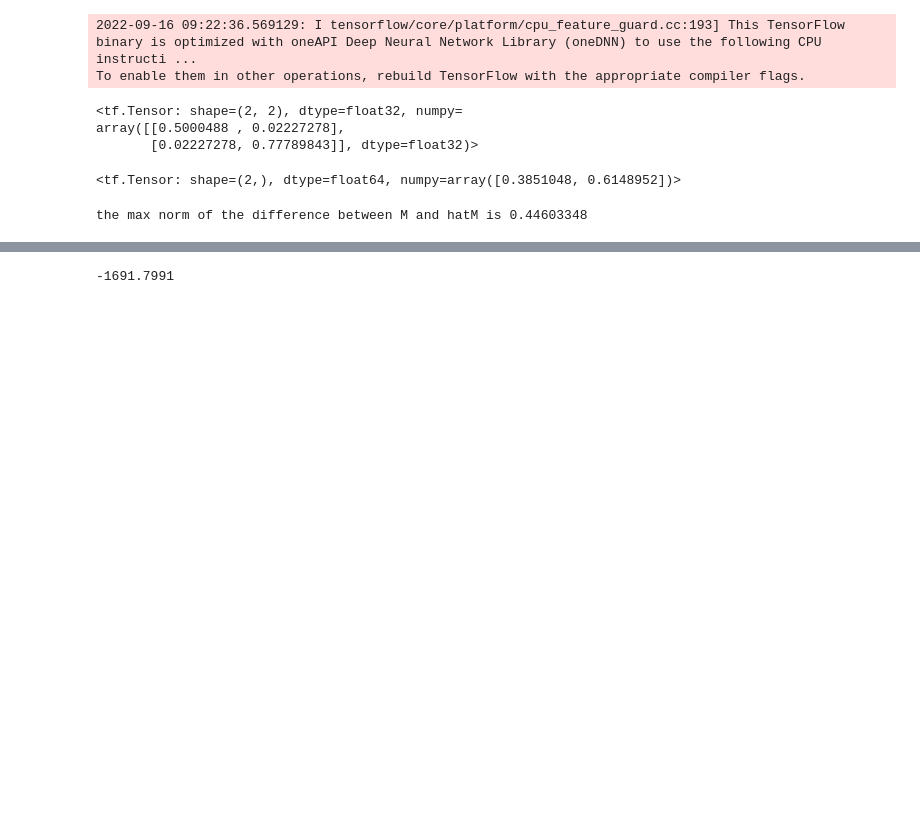
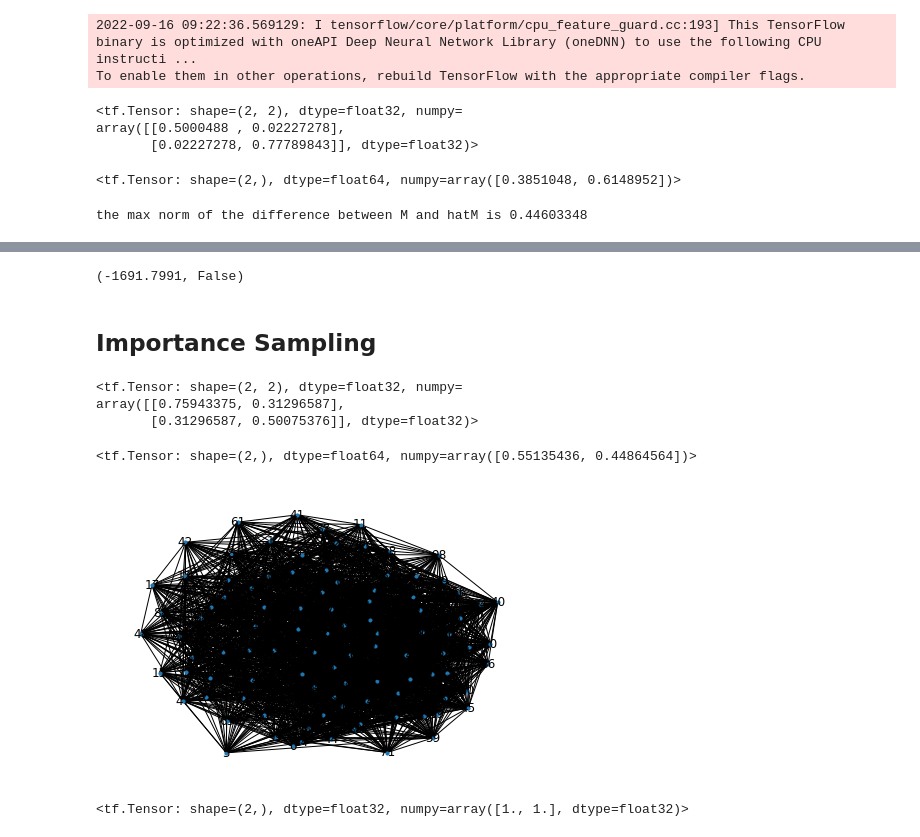
Before and after one commit to LorenzoRimella/GRDPG, a Jupyter notebook: Code/mcmc.ipynb, the cells around one changed output, grey strips where cells are left out. Cells and saved outputs as stored; diff of their text form; code cells hidden in the pictures; blank space fills up the shorter version.

Commit message:
importance sampling

```diff
--- a/Code/mcmc.ipynb
+++ b/Code/mcmc.ipynb
@@ -88,5 +86,50 @@ SyntaxError: 'break' outside loop (4054274593.py, line 14)
 # %%
-reject
-log_likelihood
+likelihood_evaluation(A, hatM)
 # %% [output]
--1691.7991
+(-1691.7991, False)
+# %% [markdown]
+## Importance Sampling
+# %%
+Ncommunities = 2
+
+B = tfp.distributions.Beta(1/2, 2).sample((Ncommunities,Ncommunities))
+B = tf.experimental.numpy.triu(B + 0.5*tf.eye(Ncommunities))
+B = B + tf.transpose(tf.experimental.numpy.triu(B, k = 1))
+B
+# %% [output]
+<tf.Tensor: shape=(2, 2), dtype=float32, numpy=
+array([[0.75943375, 0.31296587],
+       [0.31296587, 0.50075376]], dtype=float32)>
+# %%
+initial_distribution = tfp.distributions.Dirichlet(np.abs(np.random.normal(5, 0.1, Ncommunities))).sample()
+initial_distribution
+# %% [output]
+<tf.Tensor: shape=(2,), dtype=float64, numpy=array([0.55135436, 0.44864564])>
+# %%
+N = 1000
+
+simulator = stochasticBlockModel(B)
+E         = simulator.pop_sample(initial_distribution, N)
+
+A = simulator.sample(E)
+
+# g = nx.from_numpy_matrix(A.numpy(), create_using=nx.DiGraph).to_undirected()
+# nx.draw(g, node_size=10, with_labels=True)
+# %%
+g = nx.from_numpy_matrix(A[:100,:100].numpy(), create_using=nx.DiGraph).to_undirected()
+nx.draw(g, node_size=10, with_labels=True)
+# %% [output]
+[figure, added]
+# %%
+# true model
+p, q, eigenvect_eigenval, X = simulator.to_GRDPG(E)
+# spectral embedding
+p, q, hatX = d_spectral_tensorly(A, d)
+
+newsimulator = GRDPG(p, q, N)
+
+hatXminus = hatX*tf.reshape(newsimulator.I, (1, newsimulator.p+newsimulator.q))
+
+hatM = tf.einsum("ik,jk->ij", hatXminus, hatX)
+# %% [output]
+<tf.Tensor: shape=(2,), dtype=float32, numpy=array([1., 1.], dtype=float32)>
```
Also changed, not shown: parts of 2 cells of this notebook.
